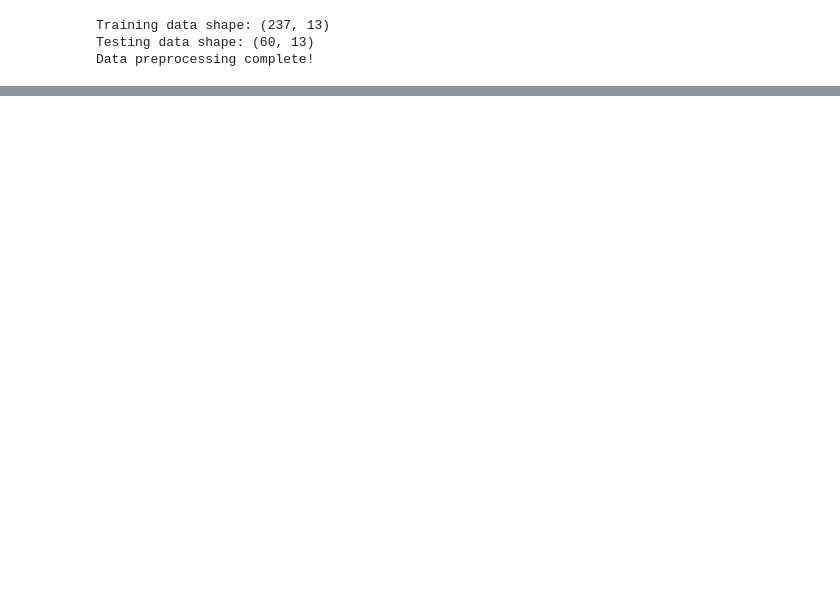
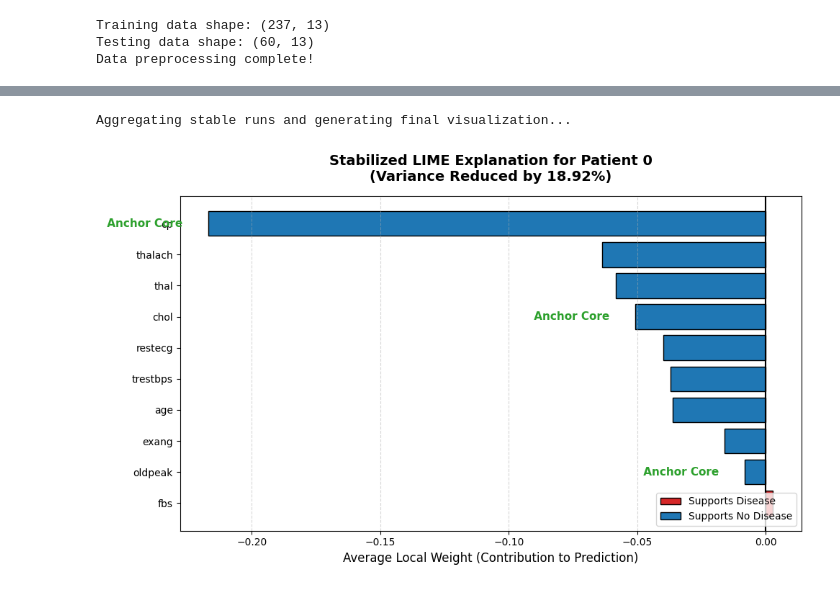
Before and after one commit to Sathwikaaaa1/lime-anchor-stability, a Jupyter notebook: xai_pipeline.ipynb, the cells around one changed output, grey strips where cells are left out. Cells and saved outputs as stored; diff of their text form; code cells hidden in the pictures; blank space fills up the shorter version.

Commit message:
complete pipeline with anchor-guided noise penalization and final visualization

```diff
--- a/xai_pipeline.ipynb
+++ b/xai_pipeline.ipynb
@@ -47,0 +421,58 @@ Data preprocessing complete!
+# %%
+import matplotlib.pyplot as plt
+import numpy as np
+
+print("Aggregating stable runs and generating final visualization...\n")
+
+# 1. Calculate Average Weights
+# Convert the list of our 15 clean runs back into a DataFrame
+df_final = pd.DataFrame(stable_lime_runs)
+df_final.fillna(0, inplace=True) # If a feature wasn't used in a run, its weight is 0
+
+# Calculate the mean weight for each feature across the 15 stable runs
+final_weights = df_final.mean()
+
+# Sort by absolute importance so the biggest bars are at the top, and keep the top 10
+final_weights = final_weights.reindex(final_weights.abs().sort_values(ascending=True).index).tail(10)
+
+# 2. Setup the Plot
+fig, ax = plt.subplots(figsize=(10, 6))
+
+# Define colors: Red for predicting Disease (positive weight), Blue for No Disease (negative weight)
+colors = ['#d62728' if val > 0 else '#1f77b4' for val in final_weights.values]
+
+# Plot the horizontal bars
+bars = ax.barh(final_weights.index, final_weights.values, color=colors, edgecolor='black')
+
+# 3. Add "Anchor" Annotations
+# We will draw a star next to the features that are part of our rigid Anchor rule
+for bar, feature in zip(bars, final_weights.index):
+    if feature in anchor_features:
+        # Determine text placement based on which way the bar points
+        x_offset = 0.01 if bar.get_width() > 0 else -0.01
+        ha_align = 'left' if bar.get_width() > 0 else 'right'
+
+        ax.text(bar.get_width() + x_offset, bar.get_y() + bar.get_height()/2,
+                ' Anchor Core', va='center', ha=ha_align,
+                fontweight='bold', color='#2ca02c', fontsize=11)
+
+# 4. Formatting to make it look publication-ready
+ax.set_xlabel('Average Local Weight (Contribution to Prediction)', fontsize=12)
+ax.set_title(f'Stabilized LIME Explanation for Patient {patient_idx}\n(Variance Reduced by {reduction:.2f}%)',
+             fontsize=14, fontweight='bold', pad=15)
+
+# Add a vertical line at 0 for readability
+ax.axvline(0, color='black', linewidth=1.5)
+ax.grid(axis='x', linestyle='--', alpha=0.5)
+
+# Add a legend
+from matplotlib.patches import Patch
+legend_elements = [Patch(facecolor='#d62728', edgecolor='black', label='Supports Disease'),
+                   Patch(facecolor='#1f77b4', edgecolor='black', label='Supports No Disease')]
+ax.legend(handles=legend_elements, loc='lower right')
+
+plt.tight_layout()
+plt.show()
+# %% [output]
+Aggregating stable runs and generating final visualization...
+[figure, added]
```
Also changed, not shown: parts of 6 cells of this notebook.
